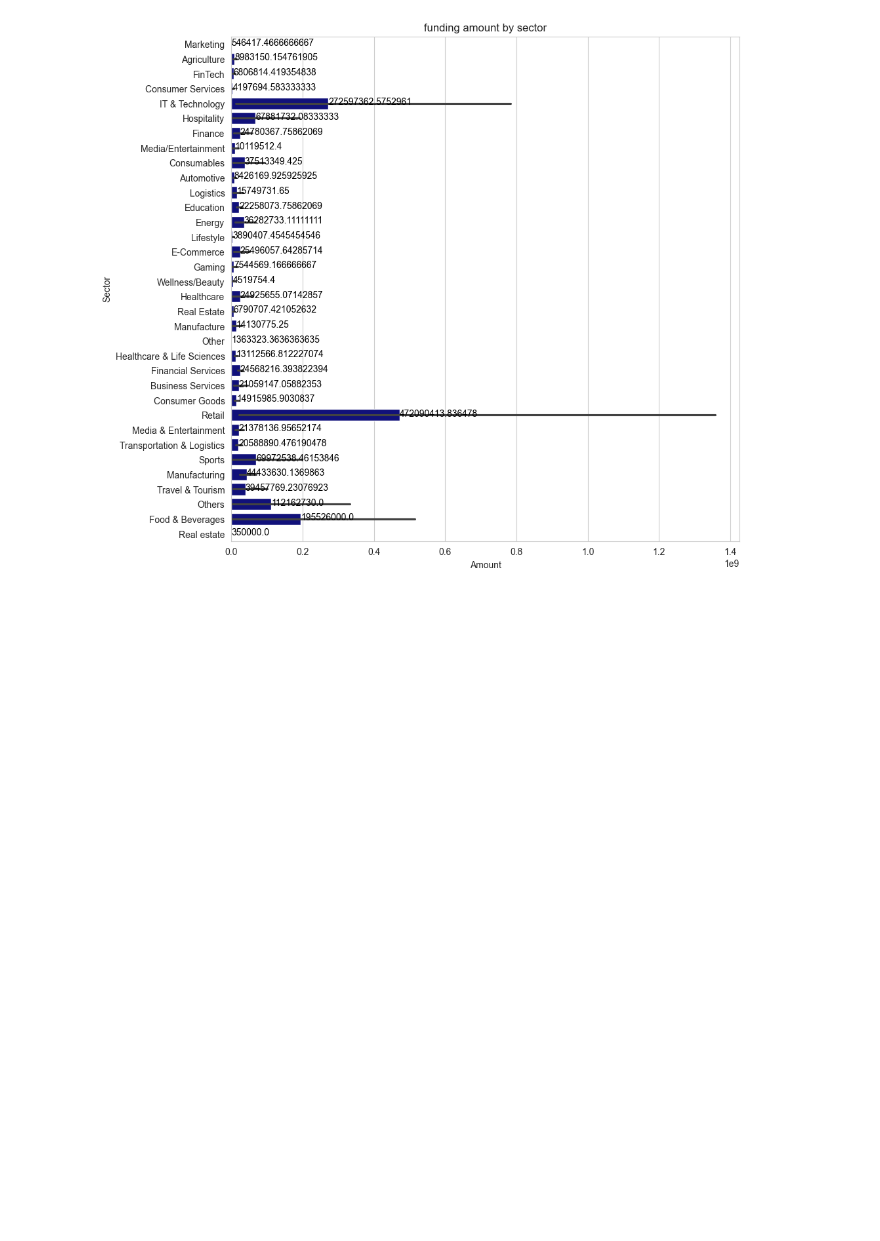
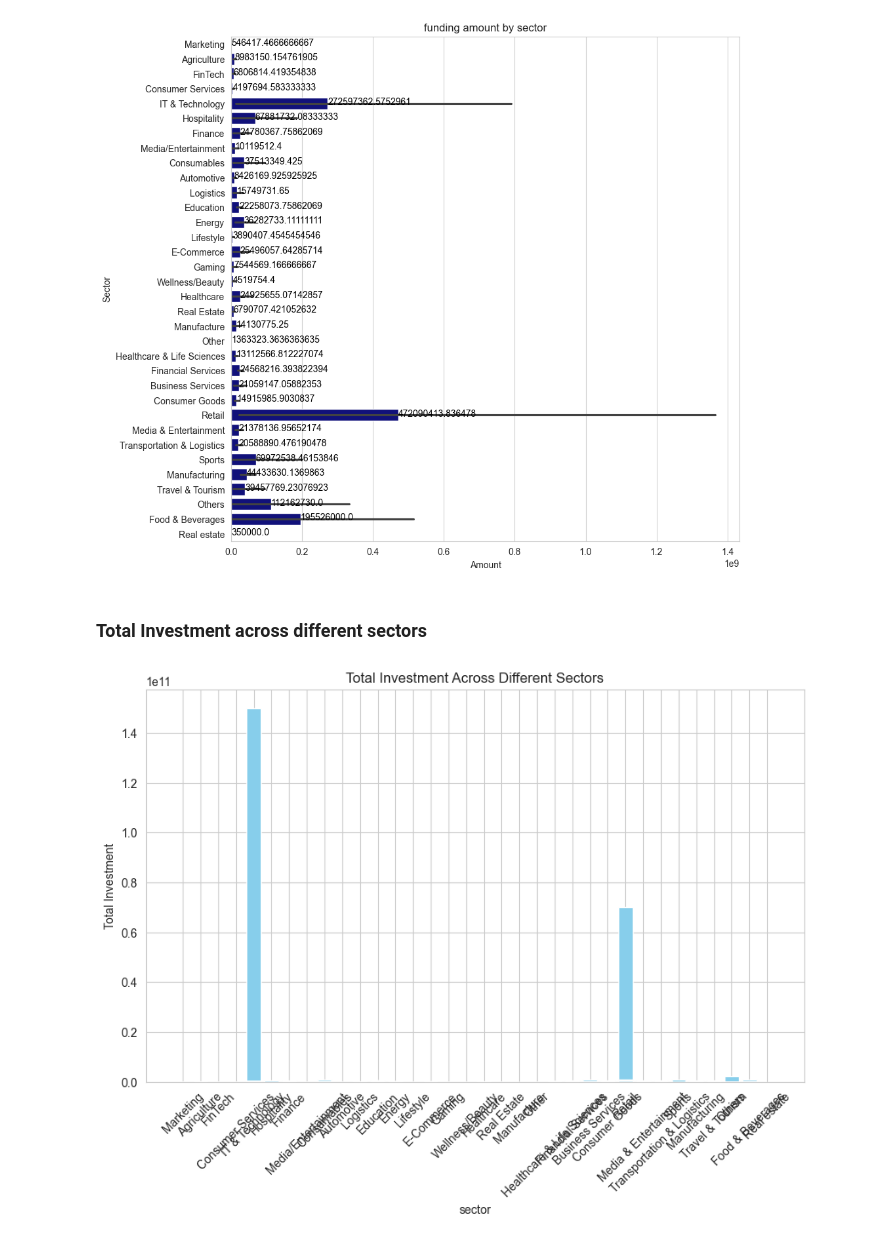
Before and after one commit to Zorbes/Indian-Startups-Analysis, a Jupyter notebook: Notebooks/main.ipynb, the cells around one changed output. Drawn from its saved outputs; the diff is of its cells as text; code cells hidden in the pictures; blank space fills up the shorter version.

```diff
--- a/Notebooks/main.ipynb
+++ b/Notebooks/main.ipynb
@@ -2543,3 +2584,15 @@ for p in ax.patches:
 plt.show()
 # %% [output]
 [figure]
+# %% [markdown]
+### Total Investment across different sectors
+# %%
+plt.figure(figsize=(10, 6))
+plt.bar(df['sector'], df['amount'], color='skyblue')
+plt.xlabel('sector')
+plt.ylabel('Total Investment')
+plt.title('Total Investment Across Different Sectors')
+plt.xticks(rotation=45)
+plt.show()
+# %% [output]
+[figure, added]
```
Also changed, not shown: parts of 23 cells of this notebook, 1 other file.
